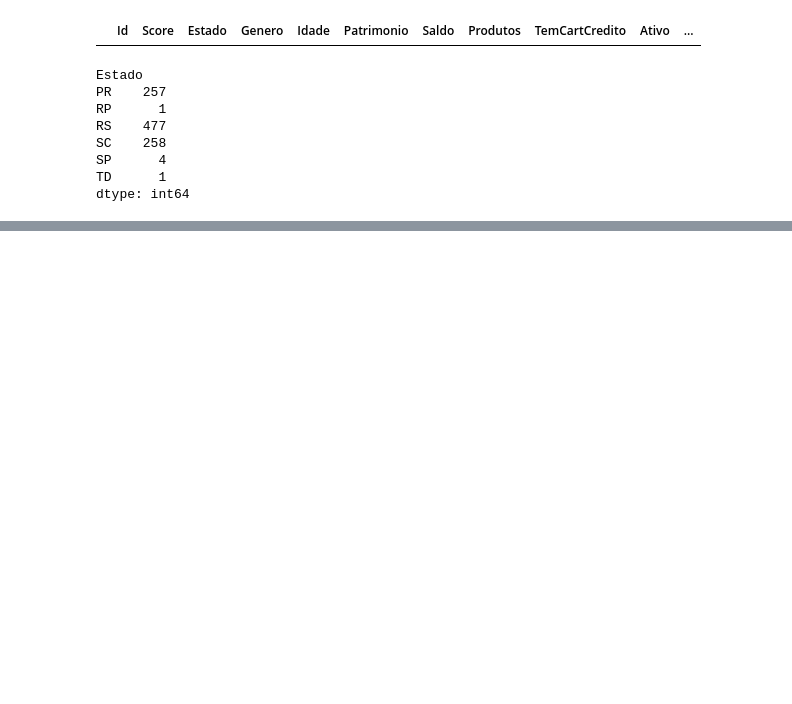
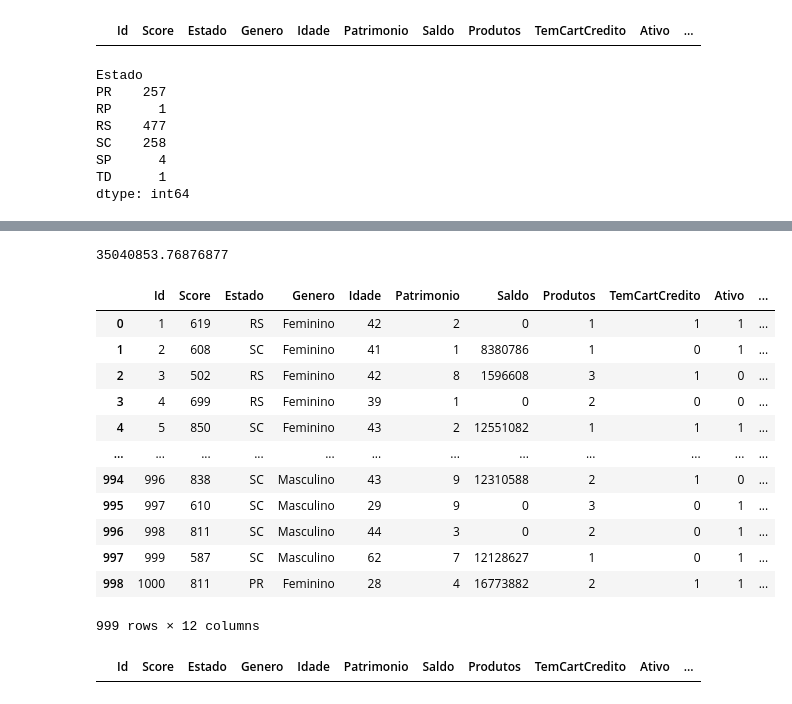
Before and after one commit to Rhuan-Messias/Python_Study, a Jupyter notebook: F_Data_Science/notebook_2/limpeza_tratamento_dados.ipynb, the cells around one changed output, grey strips where cells are left out. Cells and saved outputs as stored; diff of their text form; code cells hidden in the pictures; blank space fills up the shorter version.

```diff
--- a/F_Data_Science/notebook_2/limpeza_tratamento_dados.ipynb
+++ b/F_Data_Science/notebook_2/limpeza_tratamento_dados.ipynb
@@ -364,0 +387,28 @@ NameError: name 'dtset' is not defined
+# %%
+#vamos atualizar os salarios para a mediana
+mediana = sts.mean(dtset['Salario'])
+display(mediana)
+# %% [output]
+35040853.76876877
+# %%
+dtset.drop('Salarios',axis=1, inplace=True) #axis = 0 para linhas e 1 para colunas
+dtset
+# %% [output]
+|  | Id | Score | Estado | Genero | Idade | Patrimonio | Saldo | Produtos | TemCartCredito | Ativo | ... |
+| 0 | 1 | 619 | RS | Feminino | 42 | 2 | 0 | 1 | 1 | 1 | ... |
+| 1 | 2 | 608 | SC | Feminino | 41 | 1 | 8380786 | 1 | 0 | 1 | ... |
+| 2 | 3 | 502 | RS | Feminino | 42 | 8 | 1596608 | 3 | 1 | 0 | ... |
+| 3 | 4 | 699 | RS | Feminino | 39 | 1 | 0 | 2 | 0 | 0 | ... |
+| 4 | 5 | 850 | SC | Feminino | 43 | 2 | 12551082 | 1 | 1 | 1 | ... |
+| ... | ... | ... | ... | ... | ... | ... | ... | ... | ... | ... | ... |
+| 994 | 996 | 838 | SC | Masculino | 43 | 9 | 12310588 | 2 | 1 | 0 | ... |
+| 995 | 997 | 610 | SC | Masculino | 29 | 9 | 0 | 3 | 0 | 1 | ... |
+| 996 | 998 | 811 | SC | Masculino | 44 | 3 | 0 | 2 | 0 | 1 | ... |
+| 997 | 999 | 587 | SC | Masculino | 62 | 7 | 12128627 | 1 | 0 | 1 | ... |
+| 998 | 1000 | 811 | PR | Feminino | 28 | 4 | 16773882 | 2 | 1 | 1 | ... |
+999 rows × 12 columns
+# %%
+dtset.loc[dtset['Salario'] >= 2*desv,'Salario'] = mediana
+display(dtset.loc[dtset['Salario'] >= 2*desv])
+# %% [output]
+|  | Id | Score | Estado | Genero | Idade | Patrimonio | Saldo | Produtos | TemCartCredito | Ativo | ... |
```
Also changed, not shown: parts of 11 cells of this notebook.
